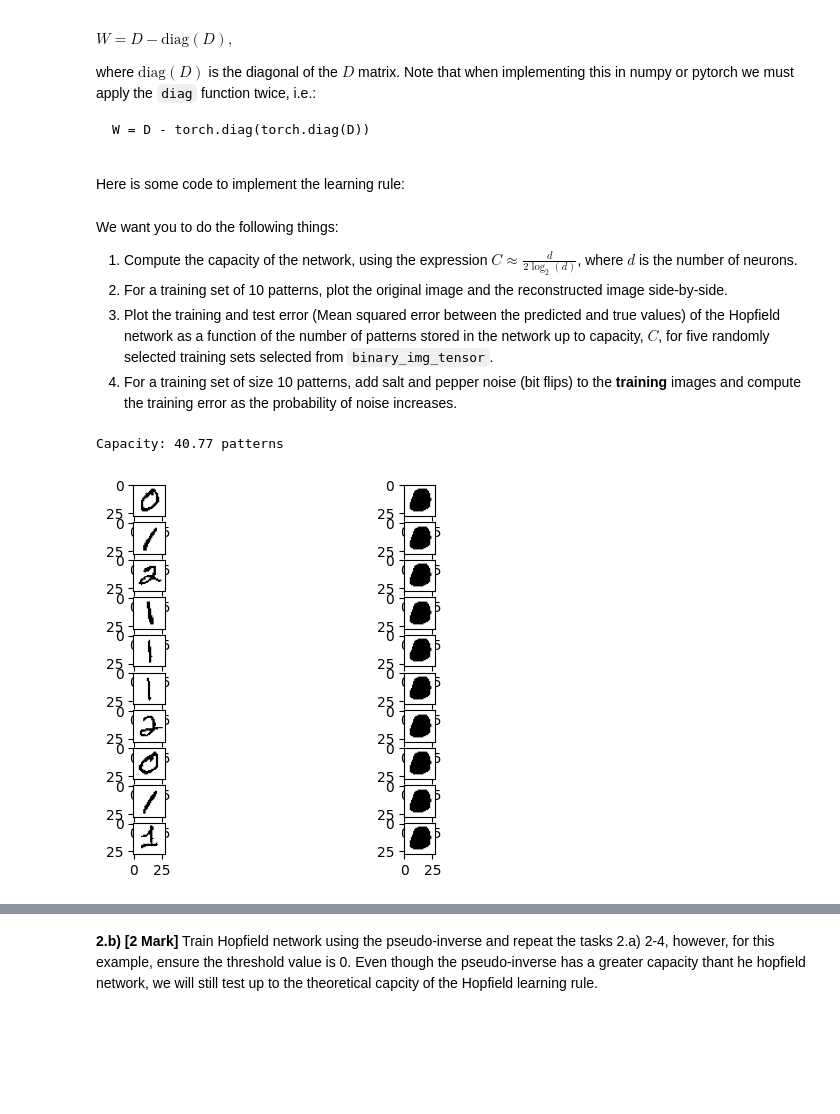
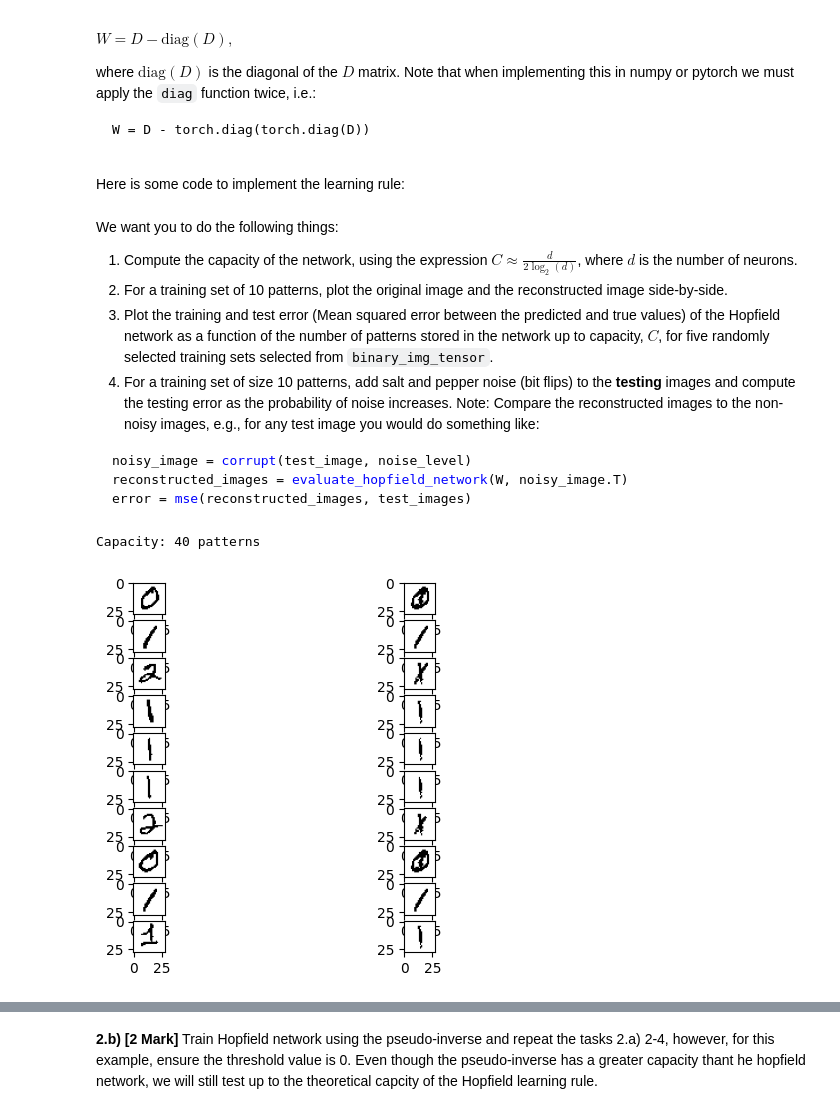
Before and after one commit to draymond63/syde-552, a Jupyter notebook: assignment3.ipynb, the cells around one changed output, grey strips where cells are left out. Cells and saved outputs as stored; diff of their text form; code cells hidden in the pictures; blank space fills up the shorter version.

````diff
--- a/assignment3.ipynb
+++ b/assignment3.ipynb
@@ -145,9 +152,6 @@ def evaluate_hopfield_network(W, input_pattern, training_patterns=None, num_iter
     Evaluates a Hopfield network with weight matrix W on a number of tets patterns.  Also computed the similarity
     '''
 
-    assert input_pattern.shape[0] == 1, f'''This function assumes you are cleaning up one pattern at a time.
-                                            Expected the input to be shape (1,{input_pattern.shape[1]}),
-                                            got {input_pattern.shape}'''
     s = input_pattern.squeeze()
 
     similarities = None
@@ -169,27 +173,39 @@ We want you to do the following things:
 1. Compute the capacity of the network, using the expression $C \approx \frac{d}{2\log_{2}(d)}$, where $d$ is the number of neurons.
 2. For a training set of 10 patterns, plot the original image and the reconstructed image side-by-side.
 3. Plot the training and test error (Mean squared error between the predicted and true values) of the Hopfield network as a function of the number of patterns stored in the network up to capacity, $C$, for five randomly selected training sets selected from ```binary_img_tensor```.
-4. For a training set of size 10 patterns, add salt and pepper noise (bit flips) to the **training** images and compute the training error as the probability of noise increases.
+4. For a training set of size 10 patterns, add salt and pepper noise (bit flips) to the **testing** images and compute the testing error as the probability of noise increases.  Note: Compare the reconstructed images to the non-noisy images, e.g., for any test image you would do something like:
+
+```python
+noisy_image = corrupt(test_image, noise_level)
+reconstructed_images = evaluate_hopfield_network(W, noisy_image.T)
+error = mse(reconstructed_images, test_images)
+```
 # %%
 ## 2.a.1 - Compute network capacity.
 import numpy as np
+np.random.seed(0)
+
 d = binary_img_tensor.shape[1]
-C = d/(2*np.log2(d))
-print(f'Capacity: {C:.2f} patterns')
+C = int(d/(2*np.log2(d)))
+print(f'Capacity: {C} patterns')
 # %% [output]
-Capacity: 40.77 patterns
+Capacity: 40 patterns
 # %%
 # 2.a.2 - plot original and reconstructed imatges.
-plt.figure()
+def plot_reconstructions(W, img_input, threshold=0):
+    plt.figure()
+    for i in range(len(img_input)):
+        img = img_input[i]
+        # reconstruct training image, i.
+        reconstruction, _ = evaluate_hopfield_network(W, img, threshold=threshold)
+        plt.subplot(10,2,1+2*i)
+        plt.imshow(img.reshape((28,28)), vmin=-1, vmax=1, cmap='gray_r')
+        plt.subplot(10,2,1+2*i+1)
+        plt.imshow(reconstruction.reshape((28,28)), vmin=-1, vmax=1, cmap='gray_r')
+    plt.show()
+
 # create weight matrix, W
-W = outer_product_hopfield_matrix(binary_img_tensor)
-for i in range(10):
-    img = binary_img_tensor[i:i+1]
-    # reconstruct training image, i.
-    reconstruction, similarities = evaluate_hopfield_network(W, img, binary_img_tensor, num_iters=5)
-    plt.subplot(10,2,1+2*i)
-    plt.imshow(img.reshape((28,28)), vmin=-1, vmax=1, cmap='gray_r')
-    plt.subplot(10,2,1+2*i+1)
-    plt.imshow(reconstruction.reshape((28,28)), vmin=-1, vmax=1, cmap='gray_r')
+W = outer_product_hopfield_matrix(binary_img_tensor[:10])
+plot_reconstructions(W, binary_img_tensor[:10], threshold=60)
 # %% [output]
-[figure, old version]
+[figure, new version]
````
Also changed, not shown: parts of 23 cells of this notebook.
